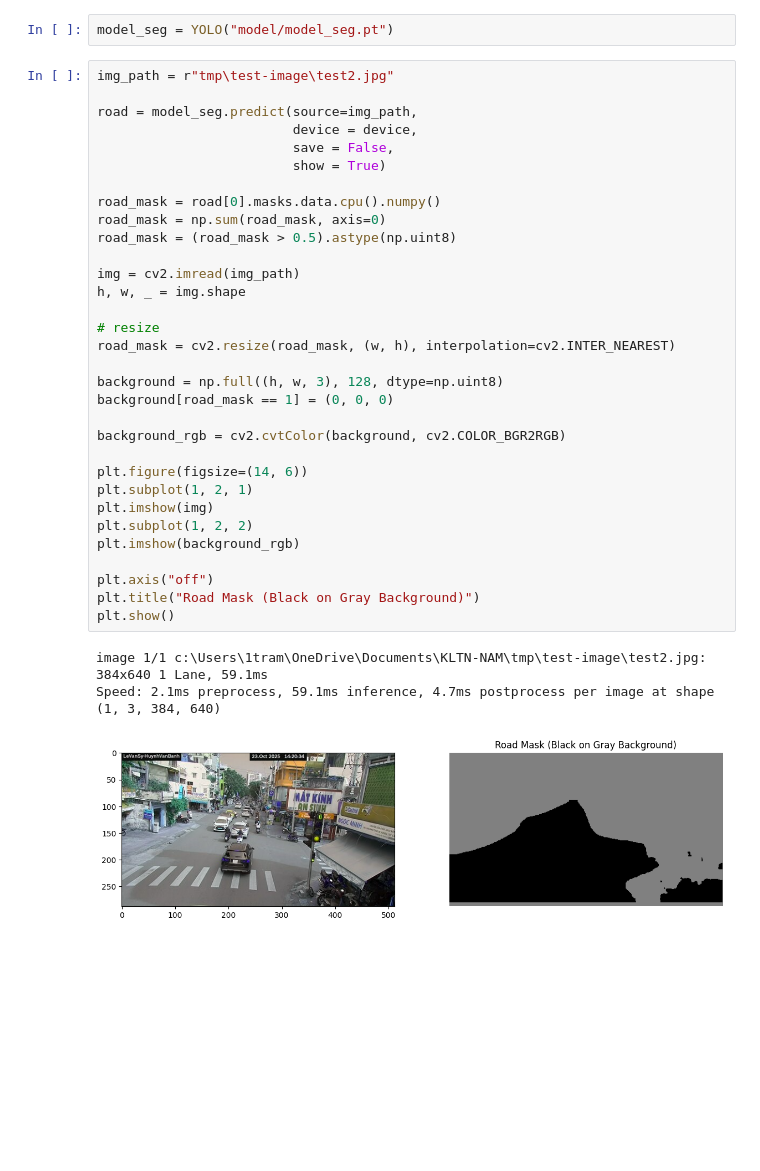
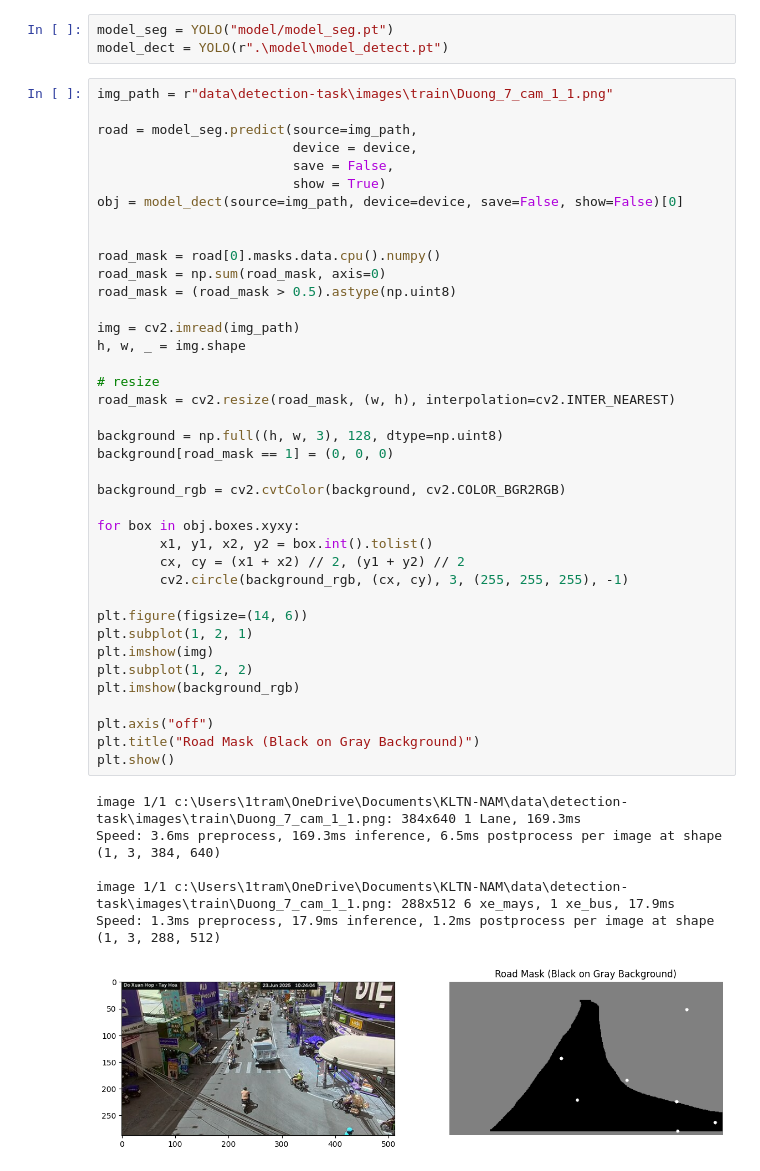
Before and after one commit to VTTr2004/Final-Thesis, a Jupyter notebook: test1.ipynb, the cells around one changed output. Cells and saved outputs as stored; diff of their text form; blank space fills up the shorter version.

```diff
--- a/test1.ipynb
+++ b/test1.ipynb
@@ -11,39 +13,50 @@ print("device: ", device)
 device:  cuda
 # %%
 model_seg = YOLO("model/model_seg.pt")
+model_dect = YOLO(r".\model\model_detect.pt")
 # %%
-img_path = r"tmp\test-image\test2.jpg"
+img_path = r"data\detection-task\images\train\Duong_7_cam_1_1.png"
 
 road = model_seg.predict(source=img_path,
                          device = device,
                          save = False,
                          show = True)
+obj = model_dect(source=img_path, device=device, save=False, show=False)[0]
+
 
 road_mask = road[0].masks.data.cpu().numpy()
 road_mask = np.sum(road_mask, axis=0)
 road_mask = (road_mask > 0.5).astype(np.uint8)
 
 img = cv2.imread(img_path)
 h, w, _ = img.shape
 
 # resize
 road_mask = cv2.resize(road_mask, (w, h), interpolation=cv2.INTER_NEAREST)
 
 background = np.full((h, w, 3), 128, dtype=np.uint8)
 background[road_mask == 1] = (0, 0, 0)
 
 background_rgb = cv2.cvtColor(background, cv2.COLOR_BGR2RGB)
 
+for box in obj.boxes.xyxy:
+        x1, y1, x2, y2 = box.int().tolist()
+        cx, cy = (x1 + x2) // 2, (y1 + y2) // 2
+        cv2.circle(background_rgb, (cx, cy), 3, (255, 255, 255), -1)
+
 plt.figure(figsize=(14, 6))
 plt.subplot(1, 2, 1)
 plt.imshow(img)
 plt.subplot(1, 2, 2)
 plt.imshow(background_rgb)
 
 plt.axis("off")
 plt.title("Road Mask (Black on Gray Background)")
 plt.show()
 # %% [output]
-image 1/1 c:\Users\1tram\OneDrive\Documents\KLTN-NAM\tmp\test-image\test2.jpg: 384x640 1 Lane, 59.1ms
-Speed: 2.1ms preprocess, 59.1ms inference, 4.7ms postprocess per image at shape (1, 3, 384, 640)
+image 1/1 c:\Users\1tram\OneDrive\Documents\KLTN-NAM\data\detection-task\images\train\Duong_7_cam_1_1.png: 384x640 1 Lane, 169.3ms
+Speed: 3.6ms preprocess, 169.3ms inference, 6.5ms postprocess per image at shape (1, 3, 384, 640)
+
+image 1/1 c:\Users\1tram\OneDrive\Documents\KLTN-NAM\data\detection-task\images\train\Duong_7_cam_1_1.png: 288x512 6 xe_mays, 1 xe_bus, 17.9ms
+Speed: 1.3ms preprocess, 17.9ms inference, 1.2ms postprocess per image at shape (1, 3, 288, 512)
-[figure, old version]
+[figure, new version]
```
Also changed, not shown: parts of 3 cells of this notebook, 9 other files.
